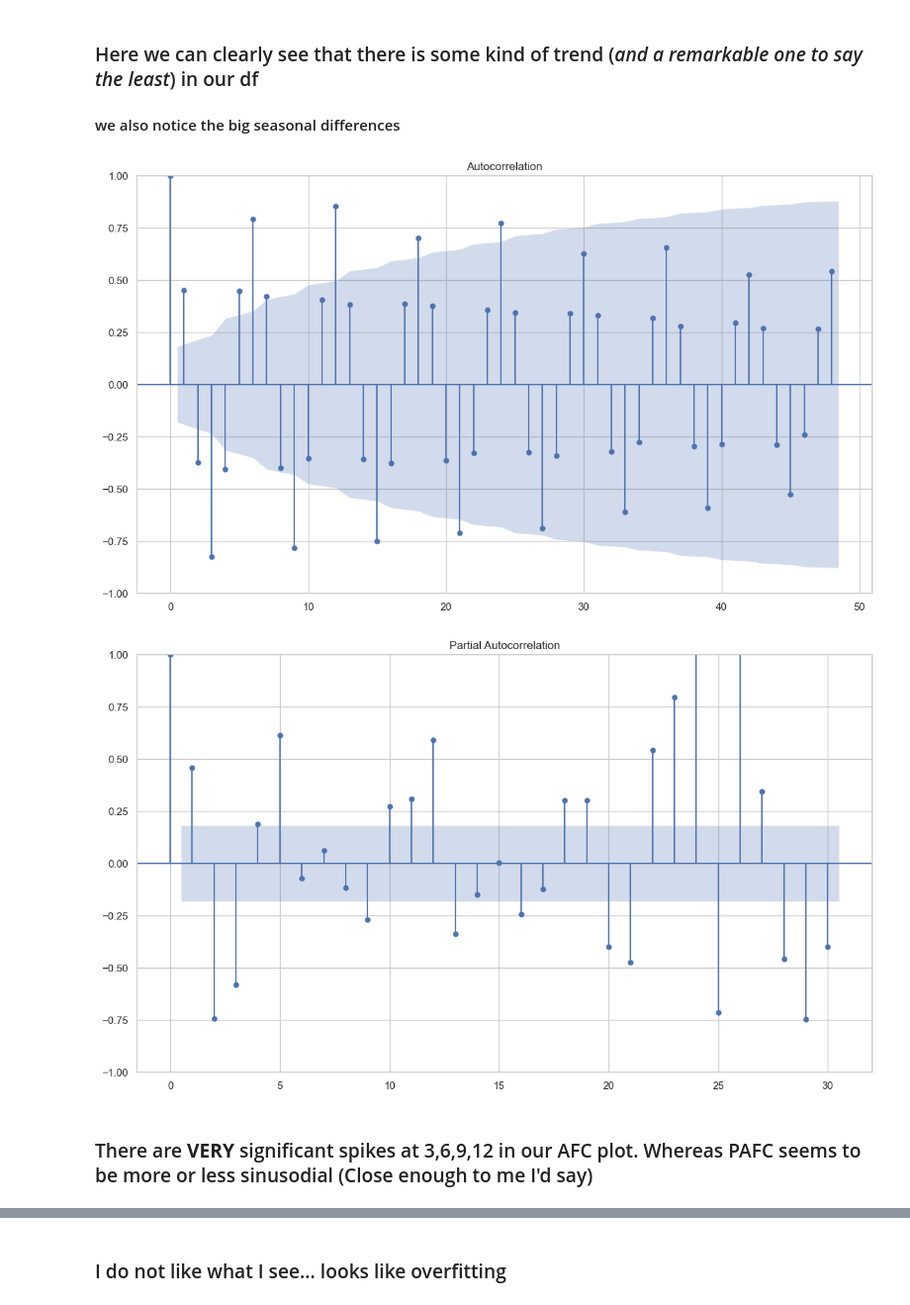
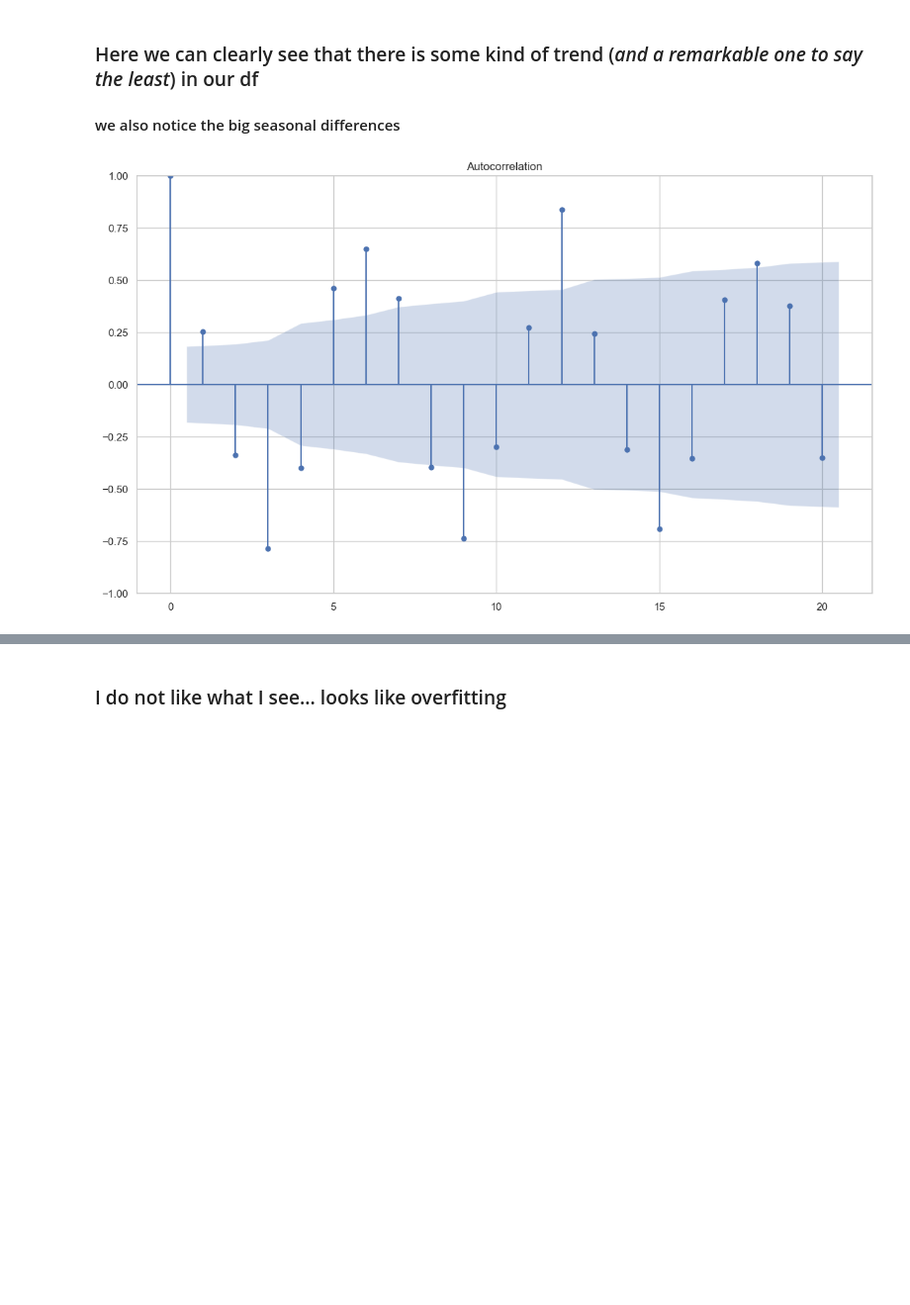
Before and after one commit to Erd4/dsfgp, a Jupyter notebook: code/pred.ipynb, the cells around one changed output, grey strips where cells are left out. Shown at 99% size. Drawn from its saved outputs; the diff is of its cells as text; code cells hidden in the pictures; blank space fills up the shorter version.

```diff
--- a/code/pred.ipynb
+++ b/code/pred.ipynb
@@ -154,3 +170,13 @@ The series is NOT stationary
 # %% [markdown]
 # Freude herrscht! Apparently it's not - as if it wasn't hard enough already
 *at least we now know that d is not equal to 0 - but i'll get to that later*
+# %%
+#let's try to make endo stationary by removing the trend:
+# we try to do this by taking the difference of between the current value and the prior month's value
+endo_diff = endo.diff()[1:]
+exog_diff = np.diff(exog)[1:]
+# let's check
+sns.lineplot(endo_diff)
+plt.show()
+#and also Dickey-Fuller agrees with us:
+ph.check_stationarity(endo_diff)
@@ -173,10 +203,7 @@ plt.show()
 # %%
 # Trying to evaluate the ideal values of p and q using partial autocorrelation / autocorrelation functions
 # See --> https://otexts.com/fpp2/non-seasonal-arima.html#acf-and-pacf-plots
-plot_acf(endo, lags=48);
-plot_pacf(endo, lags=30);
+plot_acf(endo_diff, lags=20);
+plt.show()
 # %% [output]
-[figure, old version]
+[figure, new version]
-[figure, removed]
-# %% [markdown]
-### There are **VERY** significant spikes at 3,6,9,12 in our AFC plot. Whereas PAFC seems to be more or less sinusodial (Close enough to me I'd say)
```
Also changed, not shown: parts of 20 cells of this notebook.
